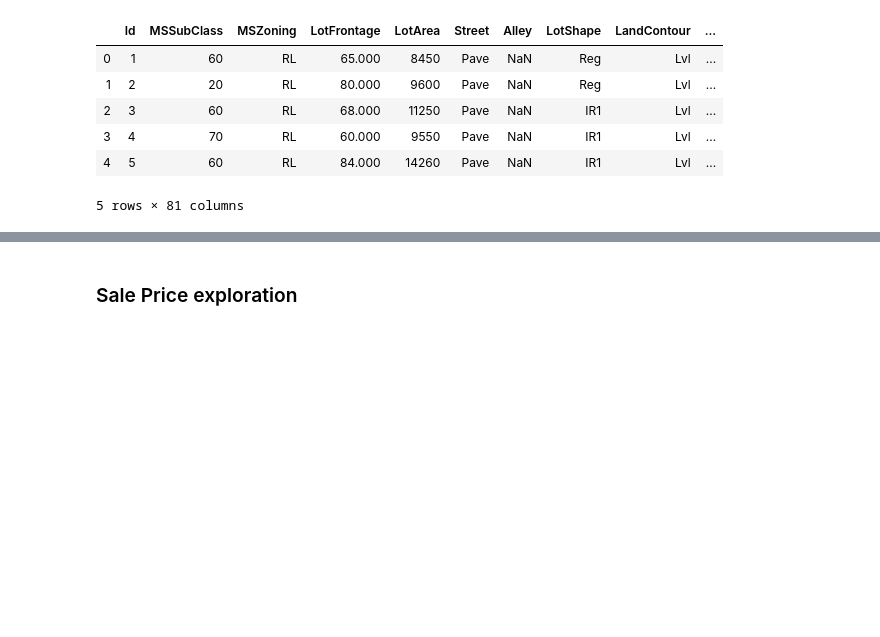
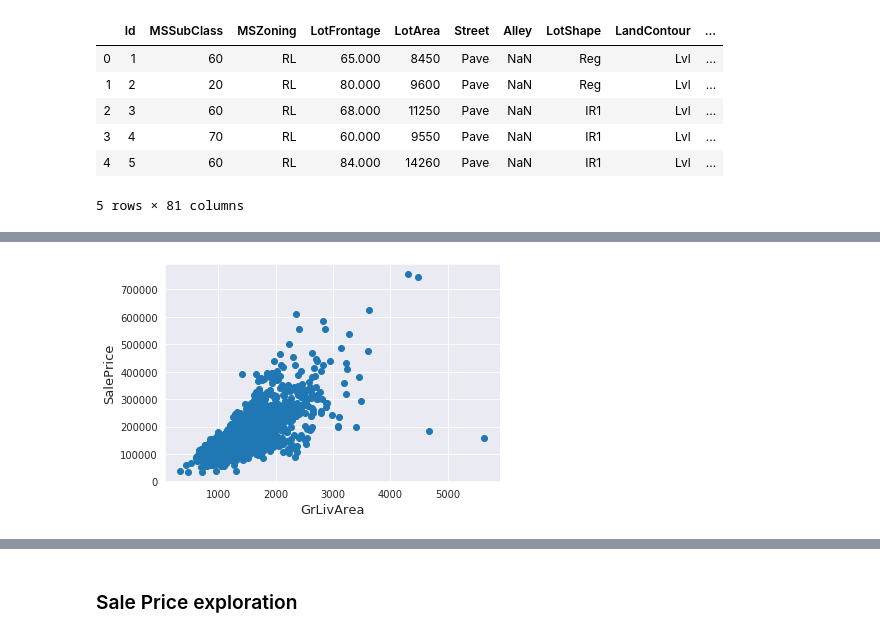
Before and after one commit to md9845/HousePrices, a Jupyter notebook: EDA.ipynb, the cells around one changed output, grey strips where cells are left out. Drawn from its saved outputs; the diff is of its cells as text; code cells hidden in the pictures; blank space fills up the shorter version.

```diff
--- a/EDA.ipynb
+++ b/EDA.ipynb
@@ -155,0 +233,4 @@ df_train.columns.to_series().groupby(df_train.dtypes).groups
+# %%
+transform_cols = ['MSSubClass', 'YrSold', 'MoSold', 'YearBuilt', 'YearRemodAdd', 'GarageYrBlt', 'OverallQual', 'OverallCond']
+for col in transform_cols:
+    train_df[col] = train_df[col].apply(str)
@@ -155,0 +263,9 @@ df_train.columns.to_series().groupby(df_train.dtypes).groups
+# %%
+# Replace NaN in LotFrontage with mean for that column
+train_df['LotFrontage'].fillna(train_df['LotFrontage'].mean(), inplace=True)
+# %%
+# Replace NaN om MasVnrArea with zero.
+train_df['MasVnrArea'].fillna(0.0, inplace=True)
+# %%
+# Remaining columns with NaN values are objects and will be replaced with 'None'
+train_df.fillna('None', inplace=True)
@@ -155,0 +298,9 @@ df_train.columns.to_series().groupby(df_train.dtypes).groups
+# %%
+# Look for outliers
+fig, ax = plt.subplots()
+ax.scatter(x = train_df['GrLivArea'], y = train_df['SalePrice'])
+plt.ylabel('SalePrice', fontsize=13)
+plt.xlabel('GrLivArea', fontsize=13)
+plt.show()
+# %% [output]
+[figure, added]
```
Also changed, not shown: parts of 148 cells of this notebook.
